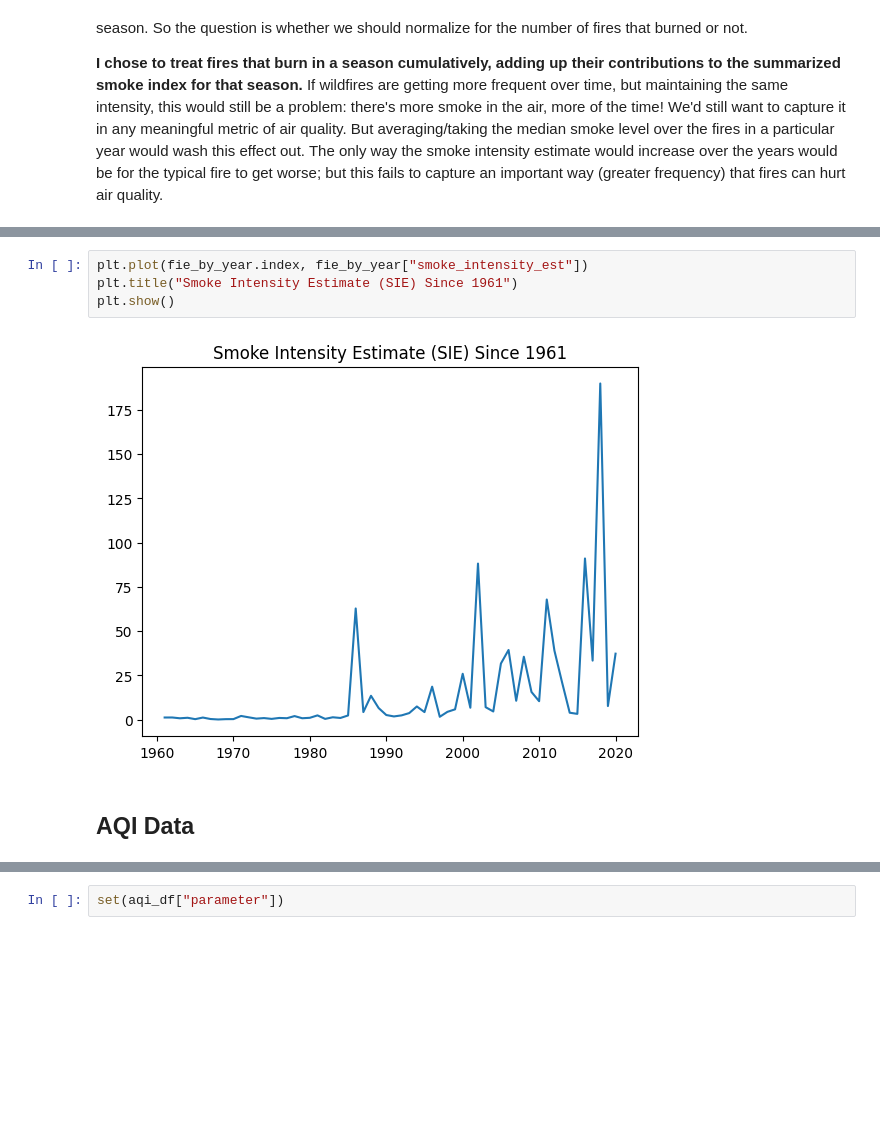
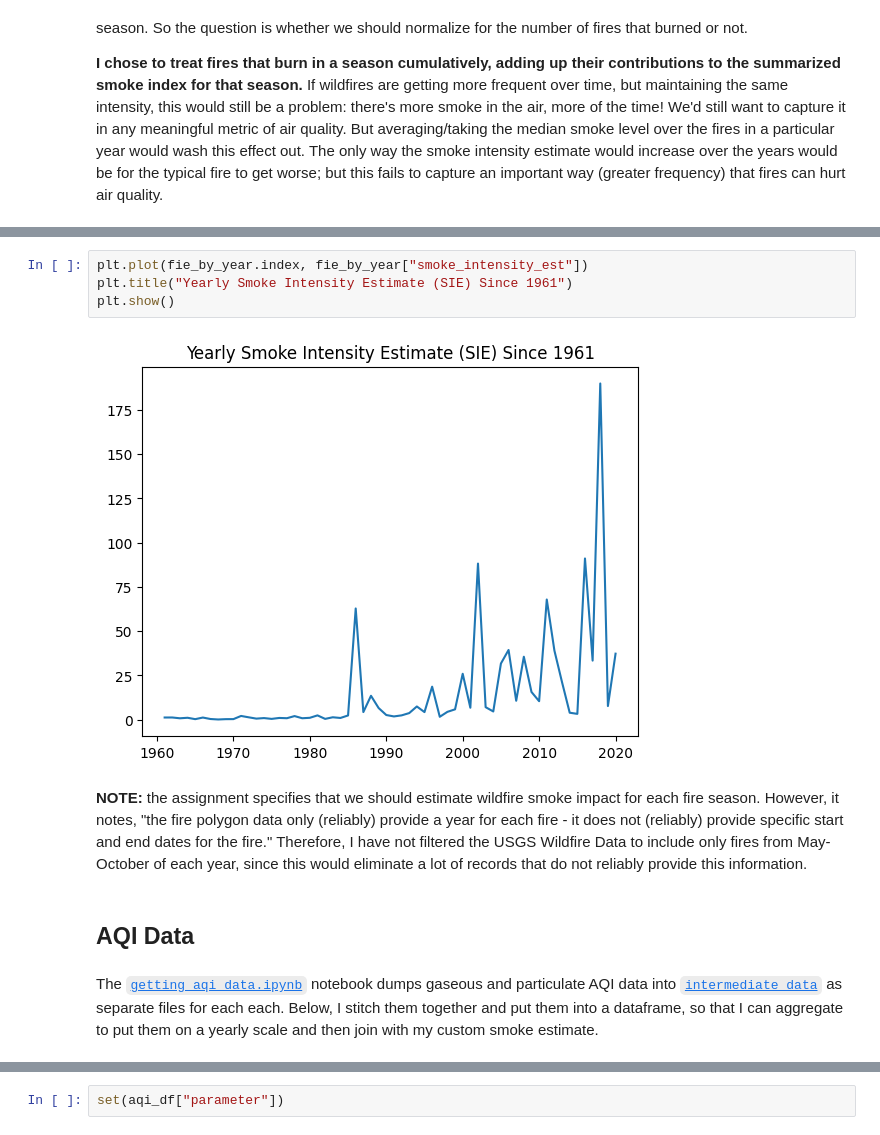
Before and after one commit to voglerdaniel/data-512-final-project, a Jupyter notebook: code/combining_distance_and_aqi.ipynb, the cells around one changed output, grey strips where cells are left out. Drawn from its saved outputs; the diff is of its cells as text; blank space fills up the shorter version.

```diff
--- a/code/combining_distance_and_aqi.ipynb
+++ b/code/combining_distance_and_aqi.ipynb
@@ -297,11 +295,15 @@ fie_by_year = (
 # %%
 plt.plot(fie_by_year.index, fie_by_year["smoke_intensity_est"])
-plt.title("Smoke Intensity Estimate (SIE) Since 1961")
+plt.title("Yearly Smoke Intensity Estimate (SIE) Since 1961")
 plt.show()
 # %% [output]
-[figure, old version]
+[figure, new version]
+# %% [markdown]
+**NOTE:** the assignment specifies that we should estimate wildfire smoke impact for each fire season. However, it notes, "the fire polygon data only (reliably) provide a year for each fire - it does not (reliably) provide specific start and end dates for the fire." Therefore, I have not filtered the USGS Wildfire Data to include only fires from May-October of each year, since this would eliminate a lot of records that do not reliably provide this information.
 # %% [markdown]
 ## AQI Data
+# %% [markdown]
+The [`getting_aqi_data.ipynb`](./getting_aqi.data.ipynb) notebook dumps gaseous and particulate AQI data into [`intermediate_data`](../intermediate_data/) as separate files for each each. Below, I stitch them together and put them into a dataframe, so that I can aggregate to put them on a yearly scale and then join with my custom smoke estimate.
 # %%
 gaseous_aqi_prefix = "../intermediate_data/gaseous_aqi_"
 particulate_aqi_prefix = "../intermediate_data/particulate_aqi_"
```
Also changed, not shown: parts of 82 cells of this notebook, 1 other file.
